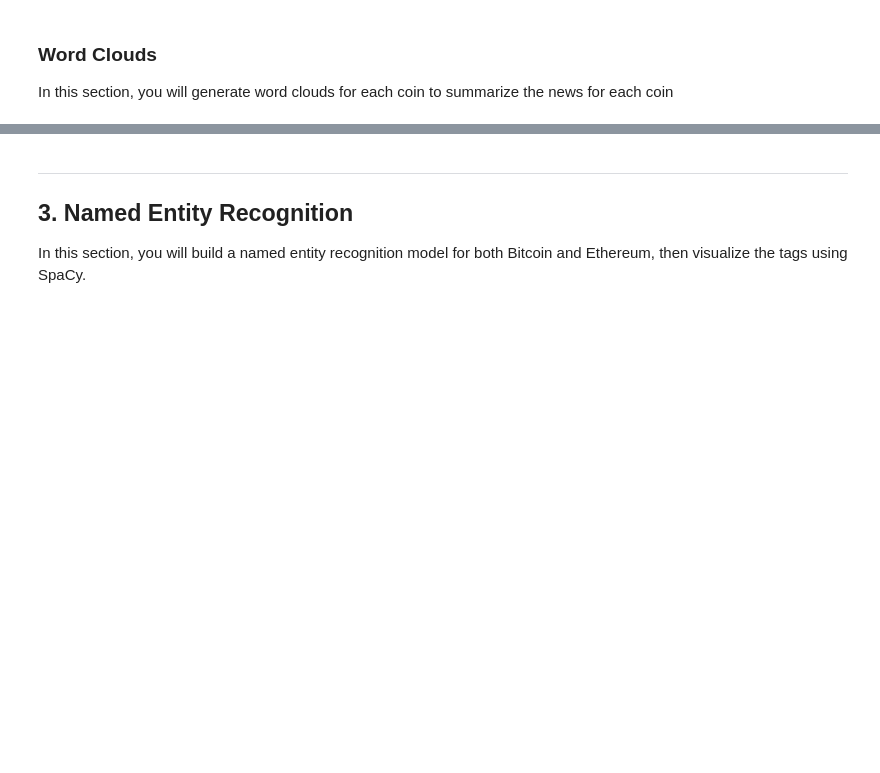
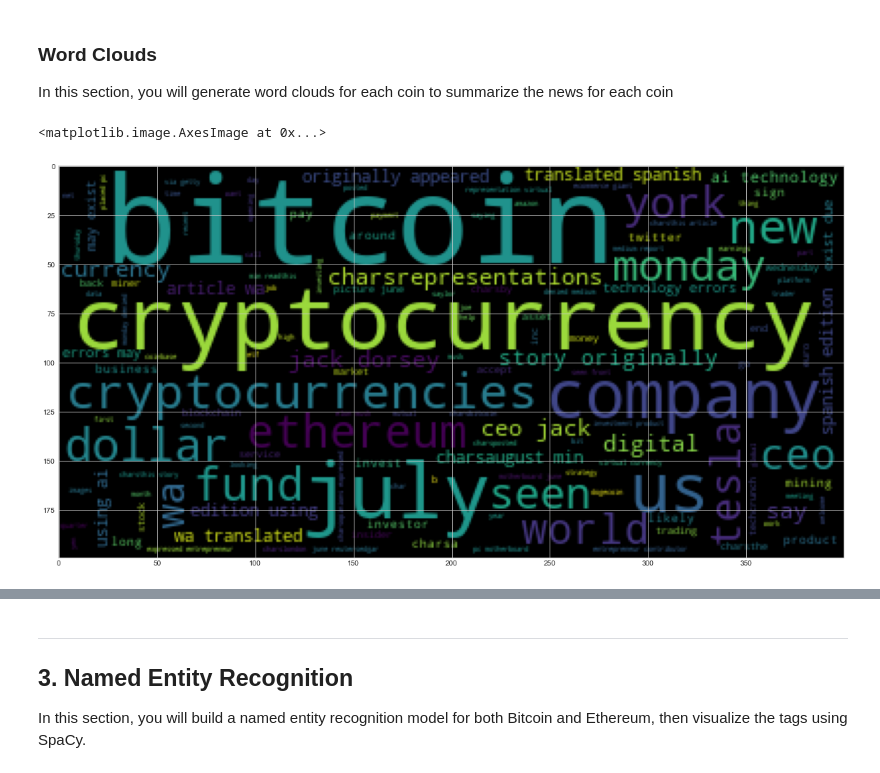
Before and after one commit to sujitsubhash7/NLP-HW, a Jupyter notebook: crypto_sentiment.ipynb, the cells around one changed output, grey strips where cells are left out. Drawn from its saved outputs; the diff is of its cells as text; code cells hidden in the pictures; blank space fills up the shorter version.

Commit message:
word cloud added

```diff
--- a/crypto_sentiment.ipynb
+++ b/crypto_sentiment.ipynb
@@ -343,6 +366,12 @@ mpl.rcParams['figure.figsize'] = [20.0, 10.0]
 # %%
 # Generate the Bitcoin word cloud
 # YOUR CODE HERE!
+bitcoin_cloud = ' '.join(bitcoin_token)
+wc = WordCloud().generate(bitcoin_cloud)
+plt.imshow(wc)
+# %% [output]
+<matplotlib.image.AxesImage at 0x...>
+[figure, added]
 # %%
 # Generate the Ethereum word cloud
 # YOUR CODE HERE!
```
Also changed, not shown: parts of 8 cells of this notebook.
